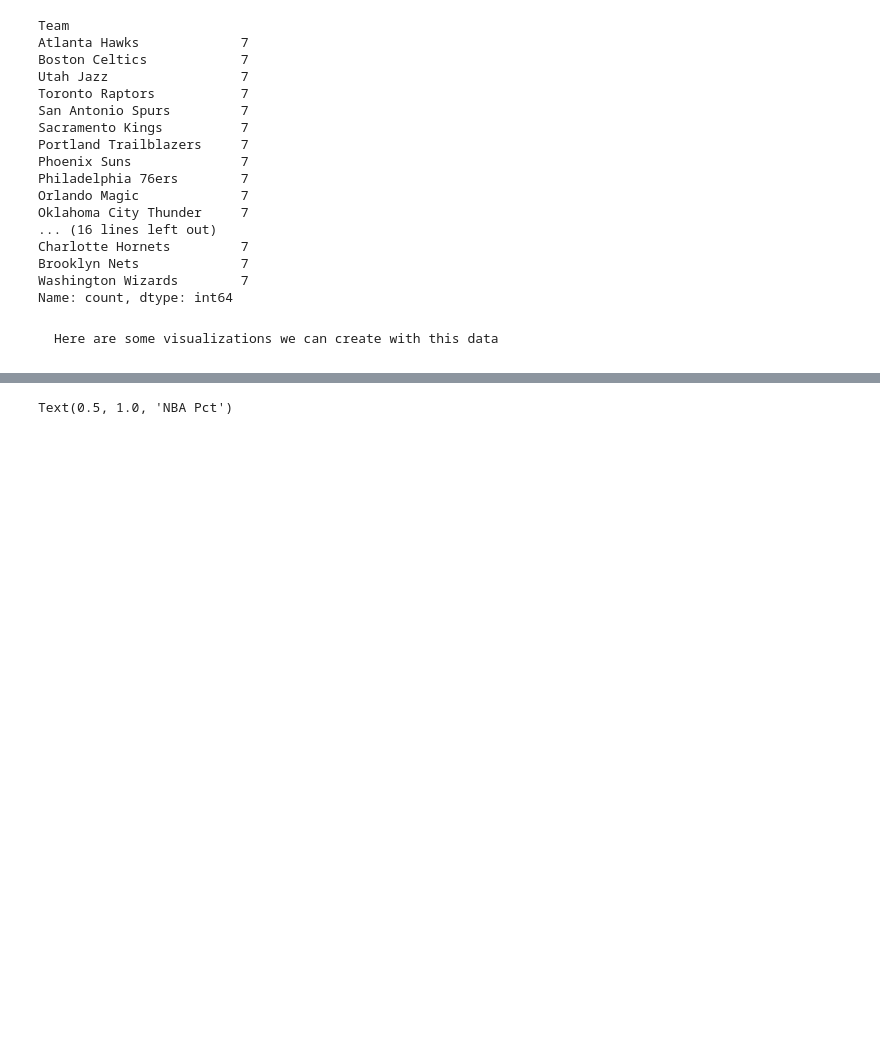
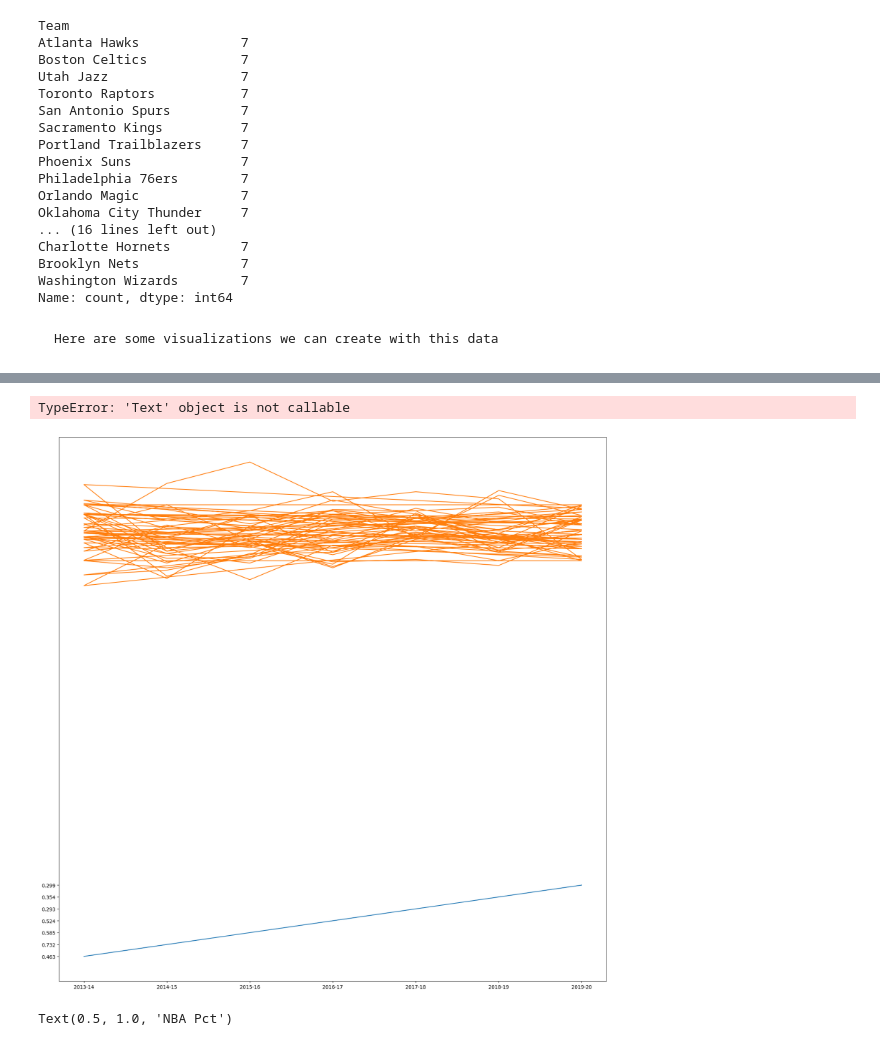
Before and after one commit to bzemedku98/INST447-Group-7---NBA-3-Point-Shooting, a Jupyter notebook: 3P Shots.ipynb, the cells around one changed output, grey strips where cells are left out. Saved outputs shown, nothing was run; the diff lists cells and outputs as text; code cells hidden in the pictures; blank space fills up the shorter version.

```diff
--- a/3P Shots.ipynb
+++ b/3P Shots.ipynb
@@ -278,2 +350,20 @@ pandas.core.series.Series
+# %%
+ig, Axes= plt.subplots(figsize=(20,20))
+Axes.plot(fixed_merge['Year'], fixed_merge['Win Pct'], label='Winning Percentage')
+Axes.plot(fixed_merge['Year'], fixed_merge['3P%'], label='Three-Point Percentage')
+
+
+Axes.title('Team Performance')
+Axes.xlabel('Year')
+Axes.ylabel('Percentage')
+
+Axes.set_xlim(2013-14,2019-20)
+plt.legend()
+
+
+plt.show()
+# %% [output]
+TypeError: 'Text' object is not callable
+[figure, added]
 # %%
 import matplotlib.pyplot as plt
```
Also changed, not shown: parts of 8 cells of this notebook.
